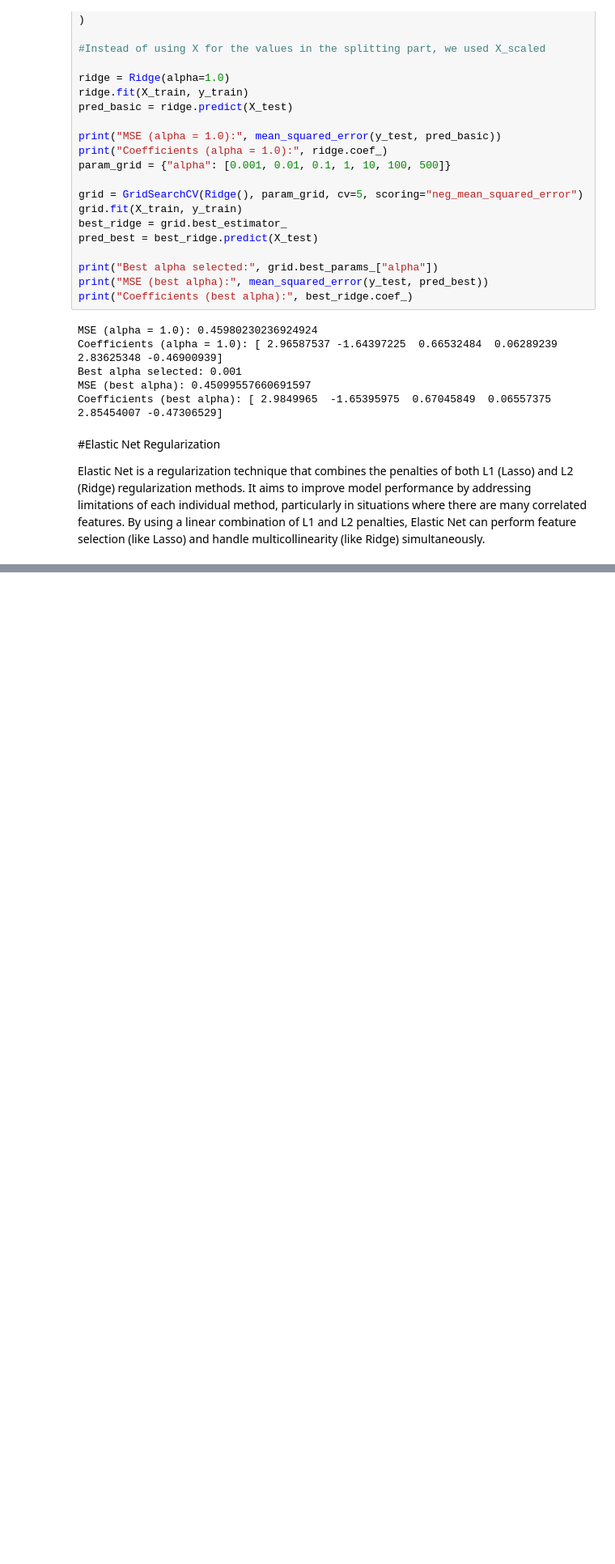
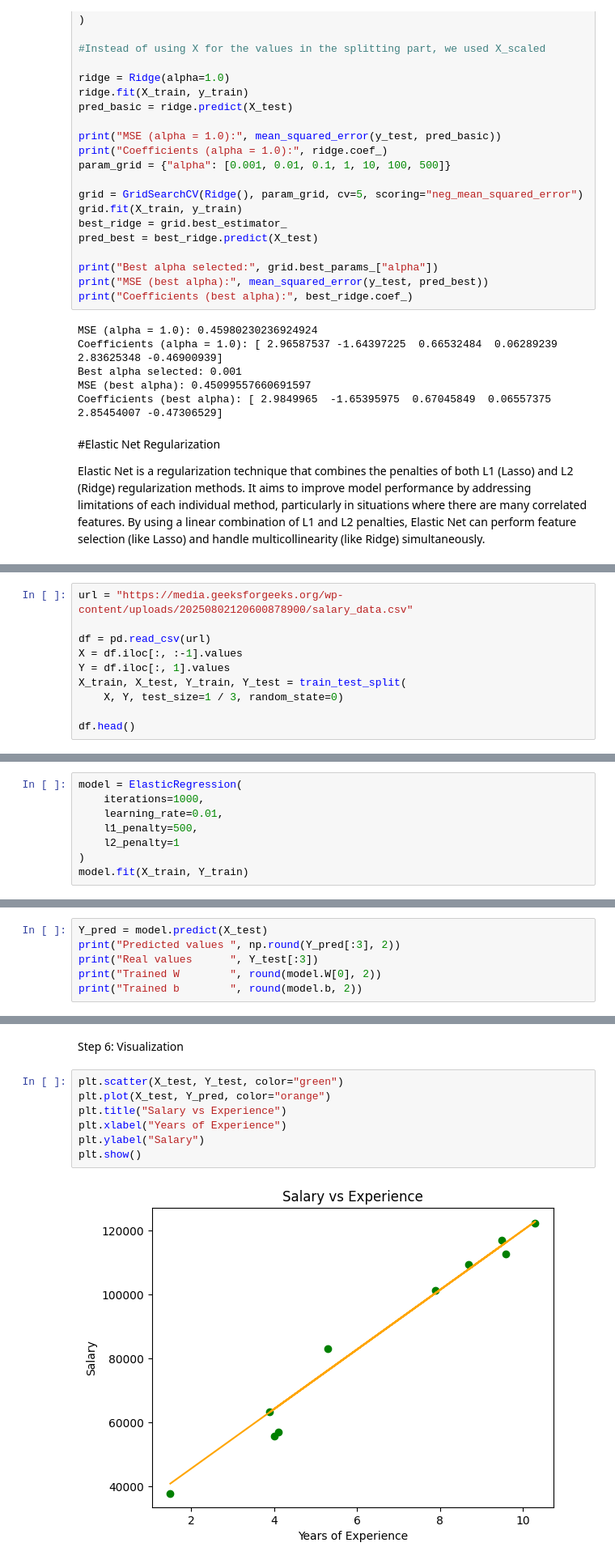
Before and after one commit to Olanle/Supervised-ML-Regression-Learning, a Jupyter notebook: Supervised_ML_Regression_Learning.ipynb, the cells around one changed output, grey strips where cells are left out. Shown at 81% size. Cells and saved outputs as stored; diff of their text form; blank space fills up the shorter version.

```diff
--- a/Supervised_ML_Regression_Learning.ipynb
+++ b/Supervised_ML_Regression_Learning.ipynb
@@ -259,0 +343,10 @@ Elastic Net is a regularization technique that combines the penalties of both L1
+# %%
+url = "https://media.geeksforgeeks.org/wp-content/uploads/20250802120600878900/salary_data.csv"
+
+df = pd.read_csv(url)
+X = df.iloc[:, :-1].values
+Y = df.iloc[:, 1].values
+X_train, X_test, Y_train, Y_test = train_test_split(
+    X, Y, test_size=1 / 3, random_state=0)
+
+df.head()
@@ -259,0 +364,8 @@ Elastic Net is a regularization technique that combines the penalties of both L1
+# %%
+model = ElasticRegression(
+    iterations=1000,
+    learning_rate=0.01,
+    l1_penalty=500,
+    l2_penalty=1
+)
+model.fit(X_train, Y_train)
@@ -259,0 +378,6 @@ Elastic Net is a regularization technique that combines the penalties of both L1
+# %%
+Y_pred = model.predict(X_test)
+print("Predicted values ", np.round(Y_pred[:3], 2))
+print("Real values      ", Y_test[:3])
+print("Trained W        ", round(model.W[0], 2))
+print("Trained b        ", round(model.b, 2))
@@ -259,0 +395,11 @@ Elastic Net is a regularization technique that combines the penalties of both L1
+# %% [markdown]
+Step 6: Visualization
+# %%
+plt.scatter(X_test, Y_test, color="green")
+plt.plot(X_test, Y_pred, color="orange")
+plt.title("Salary vs Experience")
+plt.xlabel("Years of Experience")
+plt.ylabel("Salary")
+plt.show()
+# %% [output]
+[figure, added]
```
Also changed, not shown: parts of 13 cells of this notebook.
